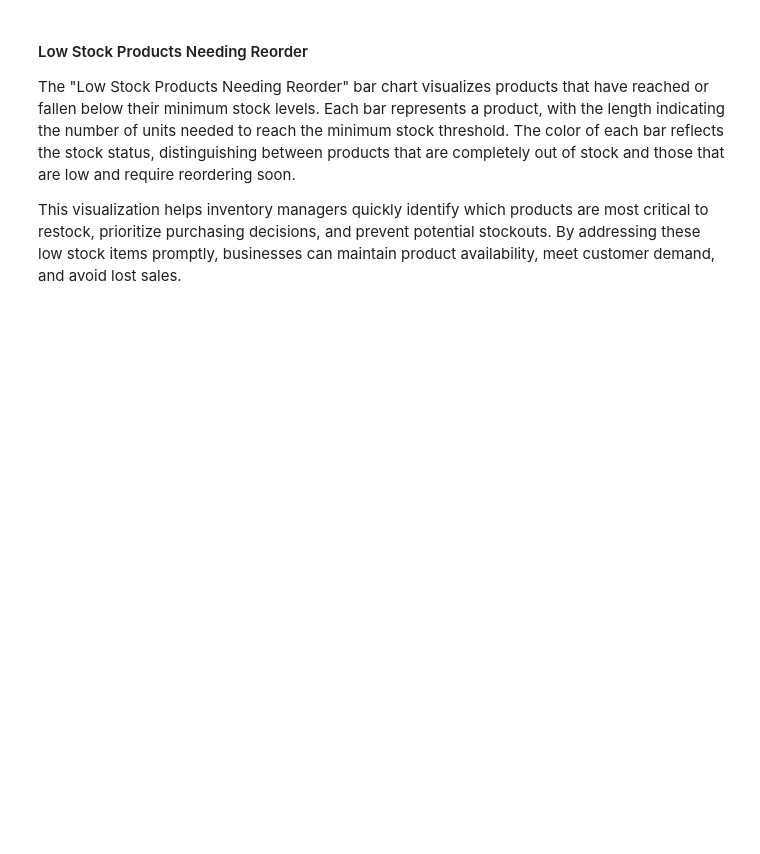
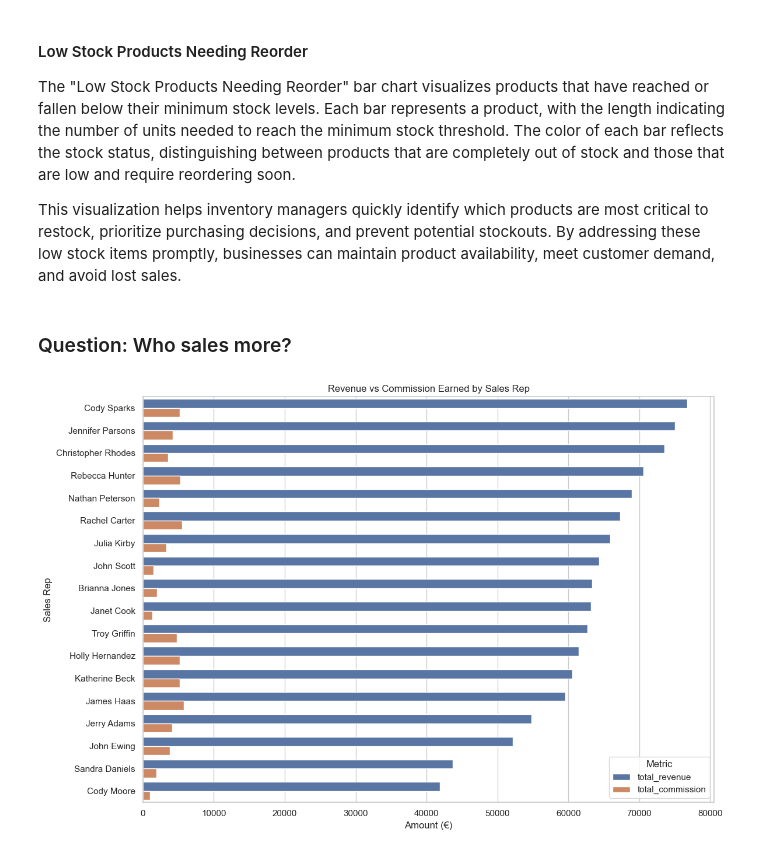
Before and after one commit to brunobrsr1/sales-project, a Jupyter notebook: analysis.ipynb, the cells around one changed output. Drawn from its saved outputs; the diff is of its cells as text; code cells hidden in the pictures; blank space fills up the shorter version.

Commit message:
vizualization for question: who sales more

```diff
--- a/analysis.ipynb
+++ b/analysis.ipynb
@@ -175,3 +175,42 @@ plt.show()
 The "Low Stock Products Needing Reorder" bar chart visualizes products that have reached or fallen below their minimum stock levels. Each bar represents a product, with the length indicating the number of units needed to reach the minimum stock threshold. The color of each bar reflects the stock status, distinguishing between products that are completely out of stock and those that are low and require reordering soon.
 
 This visualization helps inventory managers quickly identify which products are most critical to restock, prioritize purchasing decisions, and prevent potential stockouts. By addressing these low stock items promptly, businesses can maintain product availability, meet customer demand, and avoid lost sales.
+# %% [markdown]
+### Question: Who sales more?
+# %%
+sales_rep_performance = pd.read_sql("""
+SELECT
+  sales_representatives.rep_id,
+  CONCAT(sales_representatives.first_name, ' ', sales_representatives.last_name) AS sales_rep_name,
+  sales_representatives.territory,
+  sales_representatives.commission_rate,
+  SUM(sales.total_amount) AS total_revenue,
+  SUM(sales.total_amount * sales_representatives.commission_rate) AS total_commission
+FROM sales_representatives
+JOIN sales ON sales_representatives.rep_id = sales.sales_rep_id
+WHERE sales_representatives.is_active = 1 AND sales.payment_status = 'paid'
+GROUP BY rep_id, sales_rep_name
+ORDER BY total_revenue DESC;
+""", con=engine)
+
+df_melt = sales_rep_performance.melt(
+    id_vars=['sales_rep_name', 'territory'],
+    value_vars=['total_revenue', 'total_commission'],
+    var_name='Metric',
+    value_name='Amount'
+)
+
+plt.figure(figsize=(12, 8))
+sns.barplot(
+    data=df_melt,
+    y='sales_rep_name',
+    x='Amount',
+    hue='Metric'
+)
+plt.title('Revenue vs Commission Earned by Sales Rep')
+plt.xlabel('Amount (€)')
+plt.ylabel('Sales Rep')
+plt.tight_layout()
+plt.show()
+# %% [output]
+[figure, added]
```
Also changed, not shown: parts of 1 cell of this notebook.
